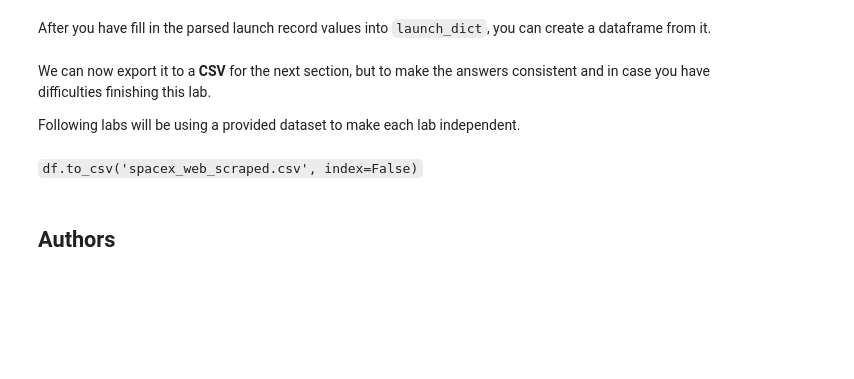
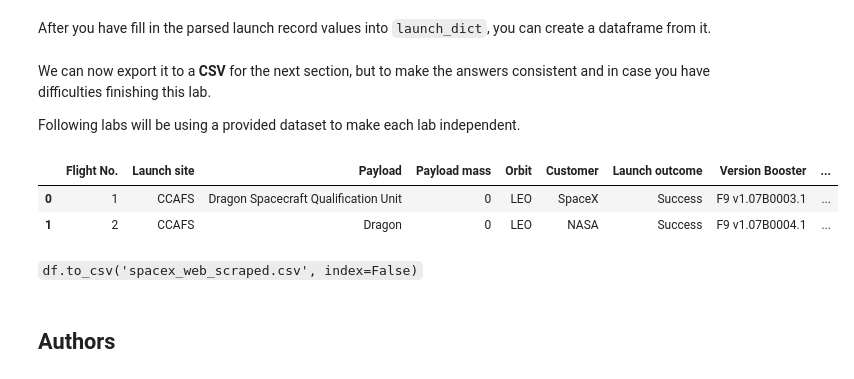
Before and after one commit to TediEve/IBM_DSPC_Capstone, a Jupyter notebook: jupyter-labs-webscraping.ipynb, the cells around one changed output. Cells and saved outputs as stored; diff of their text form; code cells hidden in the pictures; blank space fills up the shorter version.

Commit message:
Small fixes, final version of the presentation

```diff
--- a/jupyter-labs-webscraping.ipynb
+++ b/jupyter-labs-webscraping.ipynb
@@ -313,7 +313,10 @@ for table_number,table in enumerate(soup.find_all('table',"wikitable plainrowhea
             launch_dict['Orbit'].append(orbit)
             # Customer
             # TODO: Append the customer into launch_dict with key `Customer`
-            customer = row[6].a.string
+            if row[6].a and row[6].a.string:
+                customer = row[6].a.string
+            else:
+                customer = row[6].get_text(strip=True)
             #print(customer)
             launch_dict['Customer'].append(customer)
             # Launch outcome
@@ -354,6 +356,12 @@ df= pd.DataFrame({ key:pd.Series(value) for key, value in launch_dict.items() })
 We can now export it to a <b>CSV</b> for the next section, but to make the answers consistent and in case you have difficulties finishing this lab.
 
 Following labs will be using a provided dataset to make each lab independent.
+# %%
+df.head(2)
+# %% [output]
+|  | Flight No. | Launch site | Payload | Payload mass | Orbit | Customer | Launch outcome | Version Booster | ... |
+| 0 | 1 | CCAFS | Dragon Spacecraft Qualification Unit | 0 | LEO | SpaceX | Success | F9 v1.07B0003.1 | ... |
+| 1 | 2 | CCAFS | Dragon | 0 | LEO | NASA | Success | F9 v1.07B0004.1 | ... |
 # %% [markdown]
 <code>df.to_csv('spacex_web_scraped.csv', index=False)</code>
 # %% [markdown]
```
Also changed, not shown: parts of 1 cell of this notebook, 4 other files.
